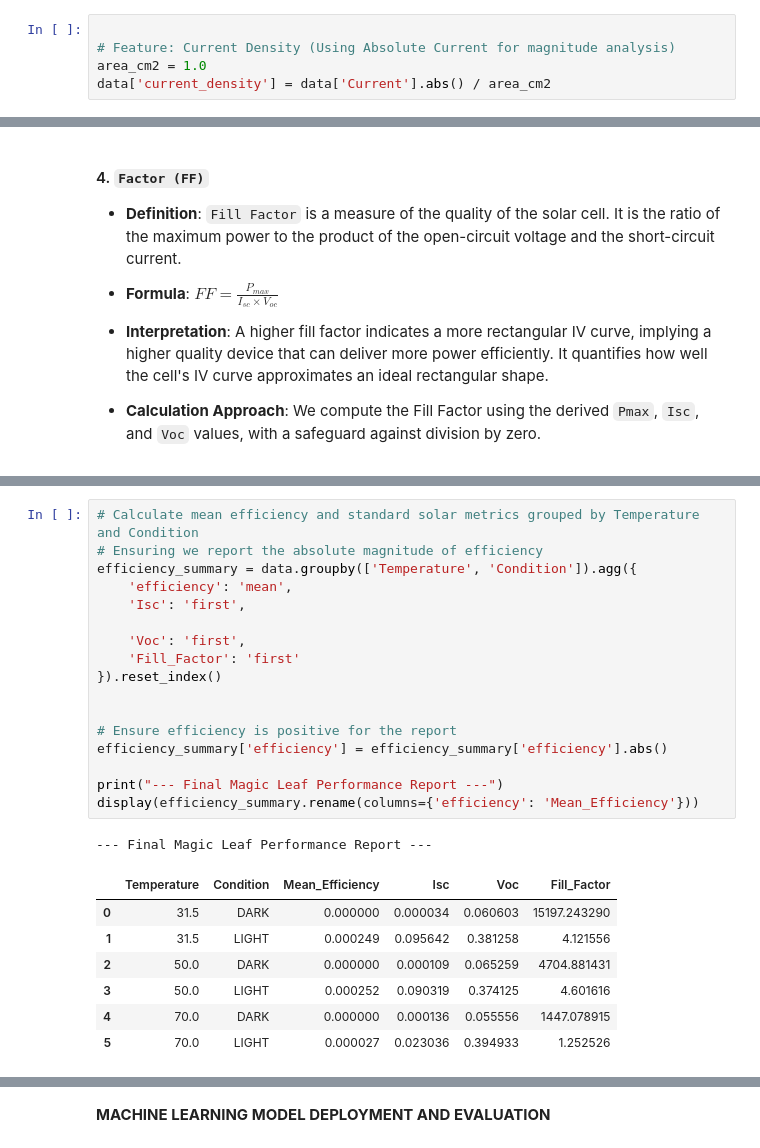
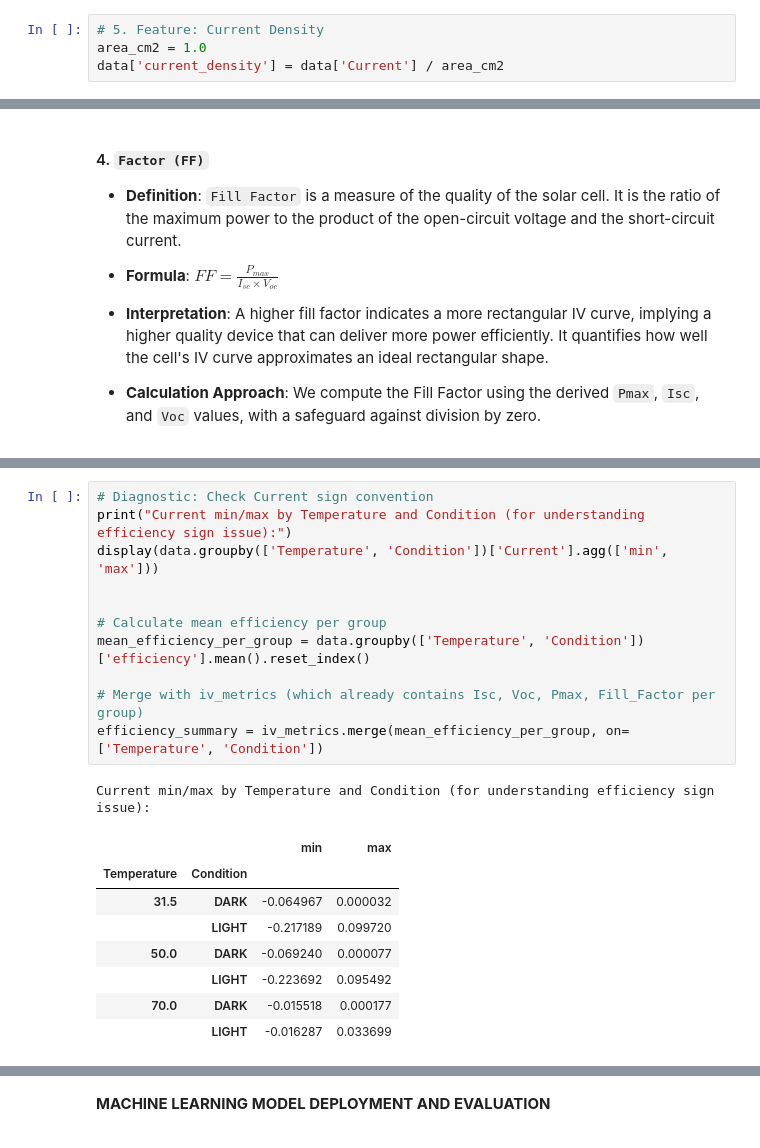
Before and after one commit to Phill-Odums/MAGIC_LEAF, a Jupyter notebook: Magic_leaf.ipynb, the cells around one changed output, grey strips where cells are left out. Cells and saved outputs as stored; diff of their text form.

```diff
--- a/Magic_leaf.ipynb
+++ b/Magic_leaf.ipynb
@@ -110,10 +133,9 @@ data['Cos_Angle_Dynamic'] = np.cos(np.radians(data['angle_deg']))
 
 *   **Formula**: $\text{Current Density} = \frac{|\text{Current}|}{\text{Area}}$
 # %%
-
-# Feature: Current Density (Using Absolute Current for magnitude analysis)
+# 5. Feature: Current Density
 area_cm2 = 1.0
-data['current_density'] = data['Current'].abs() / area_cm2
+data['current_density'] = data['Current'] / area_cm2
 # %% [markdown]
 ### 6. `Power` (Electrical Power Output)
 
@@ -244,26 +250,21 @@ Feature extraction updated with absolute values and refined IV metrics.
-# %%
-# Calculate mean efficiency and standard solar metrics grouped by Temperature and Condition
-# Ensuring we report the absolute magnitude of efficiency
-efficiency_summary = data.groupby(['Temperature', 'Condition']).agg({
-    'efficiency': 'mean',
-    'Isc': 'first',
-
-    'Voc': 'first',
-    'Fill_Factor': 'first'
-}).reset_index()
-
-
-# Ensure efficiency is positive for the report
-efficiency_summary['efficiency'] = efficiency_summary['efficiency'].abs()
-
-print("--- Final Magic Leaf Performance Report ---")
-display(efficiency_summary.rename(columns={'efficiency': 'Mean_Efficiency'}))
-# %% [output]
---- Final Magic Leaf Performance Report ---
-|  | Temperature | Condition | Mean_Efficiency | Isc | Voc | Fill_Factor |
-| 0 | 31.5 | DARK | 0.000000 | 0.000034 | 0.060603 | 15197.243290 |
-| 1 | 31.5 | LIGHT | 0.000249 | 0.095642 | 0.381258 | 4.121556 |
-| 2 | 50.0 | DARK | 0.000000 | 0.000109 | 0.065259 | 4704.881431 |
-| 3 | 50.0 | LIGHT | 0.000252 | 0.090319 | 0.374125 | 4.601616 |
-| 4 | 70.0 | DARK | 0.000000 | 0.000136 | 0.055556 | 1447.078915 |
-| 5 | 70.0 | LIGHT | 0.000027 | 0.023036 | 0.394933 | 1.252526 |
+# %%
+# Diagnostic: Check Current sign convention
+print("Current min/max by Temperature and Condition (for understanding efficiency sign issue):")
+display(data.groupby(['Temperature', 'Condition'])['Current'].agg(['min', 'max']))
+
+
+# Calculate mean efficiency per group
+mean_efficiency_per_group = data.groupby(['Temperature', 'Condition'])['efficiency'].mean().reset_index()
+
+# Merge with iv_metrics (which already contains Isc, Voc, Pmax, Fill_Factor per group)
+efficiency_summary = iv_metrics.merge(mean_efficiency_per_group, on=['Temperature', 'Condition'])
+# %% [output]
+Current min/max by Temperature and Condition (for understanding efficiency sign issue):
+|  |  | min | max |
+| Temperature | Condition |  |  |
+| 31.5 | DARK | -0.064967 | 0.000032 |
+|  | LIGHT | -0.217189 | 0.099720 |
+| 50.0 | DARK | -0.069240 | 0.000077 |
+|  | LIGHT | -0.223692 | 0.095492 |
+| 70.0 | DARK | -0.015518 | 0.000177 |
+|  | LIGHT | -0.016287 | 0.033699 |
```
Also changed, not shown: parts of 18 cells of this notebook.
